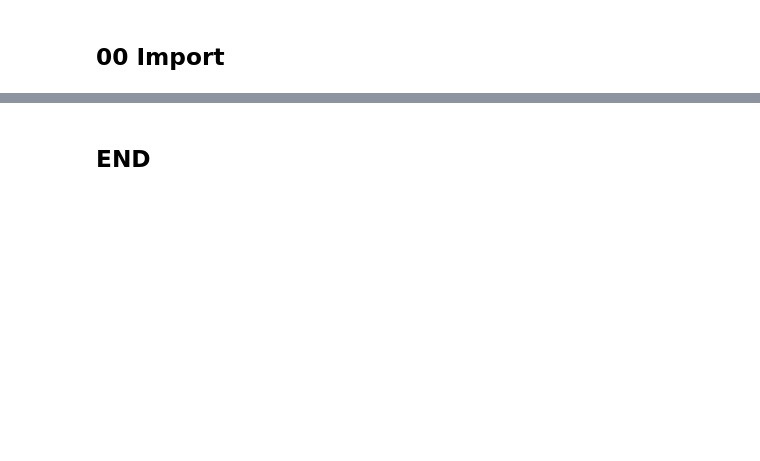
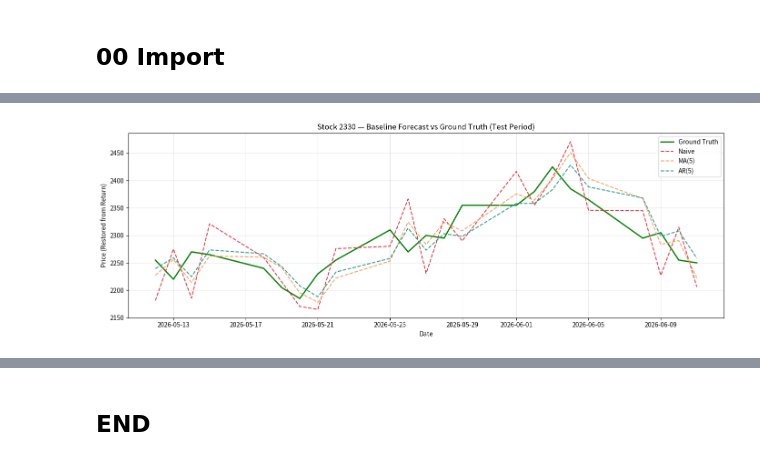
Before and after one commit to Chu-c-git/Automated_Trading_System, a Jupyter notebook: backend/trade/evaluation.ipynb, the cells around one changed output, grey strips where cells are left out. Cells and saved outputs as stored; diff of their text form; code cells hidden in the pictures; blank space fills up the shorter version.

```diff
--- a/backend/trade/evaluation.ipynb
+++ b/backend/trade/evaluation.ipynb
@@ -47,0 +130,6 @@ print(stock)
+# %%
+# close_wide 是 build_features 的最後一個回傳值
+ret_wide = close_wide.pct_change().dropna()
+# columns 名稱是 "close_2330" → 需要對齊 baseline 期望的欄位格式
+ret_wide.columns = [c.replace("close_", "") for c in ret_wide.columns]
+ret_wide.head()
@@ -47,0 +230,45 @@ print(stock)
+# %%
+def ret_to_price(close_series: pd.Series, ret_pred: pd.Series) -> pd.Series:
+    """
+    close_series: 完整的 close 時間序列（含 train + test）
+    ret_pred:     test 期間的預測報酬率
+    還原邏輯：price(t) = close(t-1) * (1 + ret_pred(t))
+    """
+    # 取 test 期間每天的「前一日收盤」作為基準
+    prev_close = close_series.shift(1).reindex(ret_pred.index)
+    return prev_close * (1 + ret_pred)
+# %%
+import matplotlib.pyplot as plt
+
+def plot_baseline_predictions(stock_code: str, close_wide, ret_wide, test_start: str):
+    col = f"close_{stock_code}"
+    close = close_wide[col]
+    ret   = ret_wide[stock_code]
+
+    # ground truth（test 期間收盤價）
+    test_close = close[close.index >= test_start]
+
+    preds = get_baseline_preds(ret, test_start)
+
+    colors = {"Naive": "#E63946", "MA(5)": "#F4A261", "AR(5)": "#2A9D8F"}
+
+    fig, ax = plt.subplots(figsize=(14, 5))
+    ax.plot(test_close.index, test_close.values, color="green", lw=2, label="Ground Truth")
+
+    for name, ret_pred in preds.items():
+        price_pred = ret_to_price(close, ret_pred)
+        ax.plot(price_pred.index, price_pred.values,
+                color=colors[name], lw=1.5, linestyle="--", label=name)
+
+    ax.set_title(f"Stock {stock_code} — Baseline Forecast vs Ground Truth (Test Period)")
+    ax.set_xlabel("Date")
+    ax.set_ylabel("Price (Restored from Return)")
+    ax.legend()
+    ax.grid(alpha=0.3)
+    plt.tight_layout()
+    plt.show()
+
+# 呼叫
+plot_baseline_predictions("2330", close_wide, ret_wide, test_start="2026-05-12")
+# %% [output]
+[figure, added]
```
Also changed, not shown: parts of 15 cells of this notebook, 4 other files.
